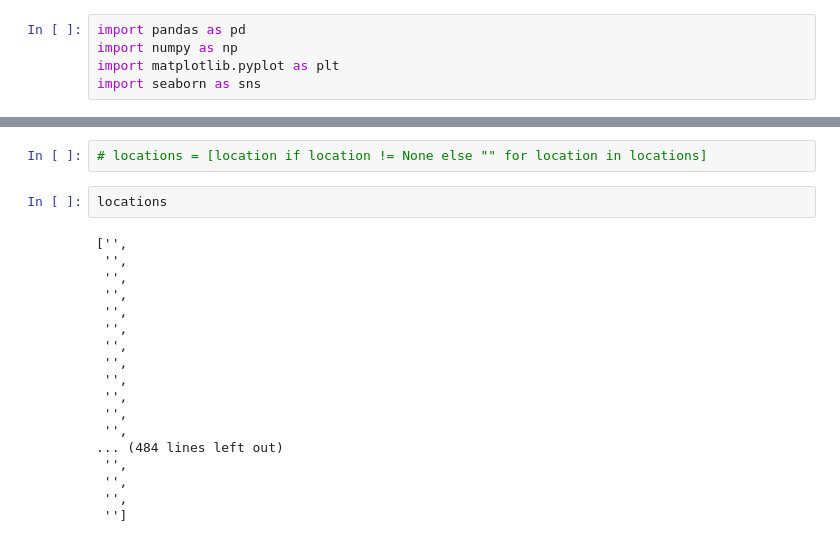
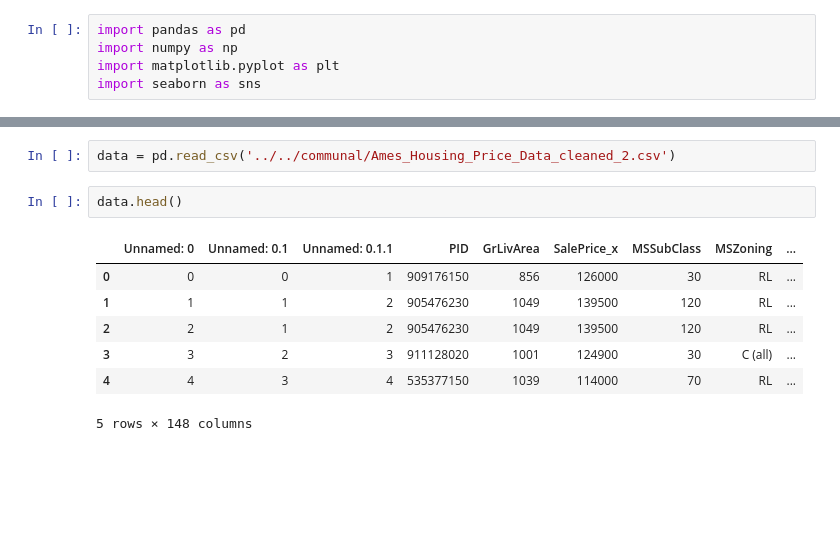
Before and after one commit to nickelworks/machine-learning-housing-project, a Jupyter notebook: charles/eda/Untitled.ipynb, the cells around one changed output, grey strips where cells are left out. Drawn from its saved outputs; the diff is of its cells as text; blank space fills up the shorter version.

```diff
--- a/charles/eda/Untitled.ipynb
+++ b/charles/eda/Untitled.ipynb
@@ -97,22 +6,12 @@ locations
-# %%
-# locations = [location if location != None else "" for location in locations]
-# %%
-locations
-# %% [output]
-['',
- '',
- '',
- '',
- '',
- '',
- '',
- '',
- '',
- '',
- '',
- '',
-... (484 lines left out)
- '',
- '',
- '',
- '']
+# %%
+data = pd.read_csv('../../communal/Ames_Housing_Price_Data_cleaned_2.csv')
+# %%
+data.head()
+# %% [output]
+|  | Unnamed: 0 | Unnamed: 0.1 | Unnamed: 0.1.1 | PID | GrLivArea | SalePrice_x | MSSubClass | MSZoning | ... |
+| 0 | 0 | 0 | 1 | 909176150 | 856 | 126000 | 30 | RL | ... |
+| 1 | 1 | 1 | 2 | 905476230 | 1049 | 139500 | 120 | RL | ... |
+| 2 | 2 | 1 | 2 | 905476230 | 1049 | 139500 | 120 | RL | ... |
+| 3 | 3 | 2 | 3 | 911128020 | 1001 | 124900 | 30 | C (all) | ... |
+| 4 | 4 | 3 | 4 | 535377150 | 1039 | 114000 | 70 | RL | ... |
+5 rows × 148 columns
```
Also changed, not shown: parts of 8 cells of this notebook, 4 other files.
